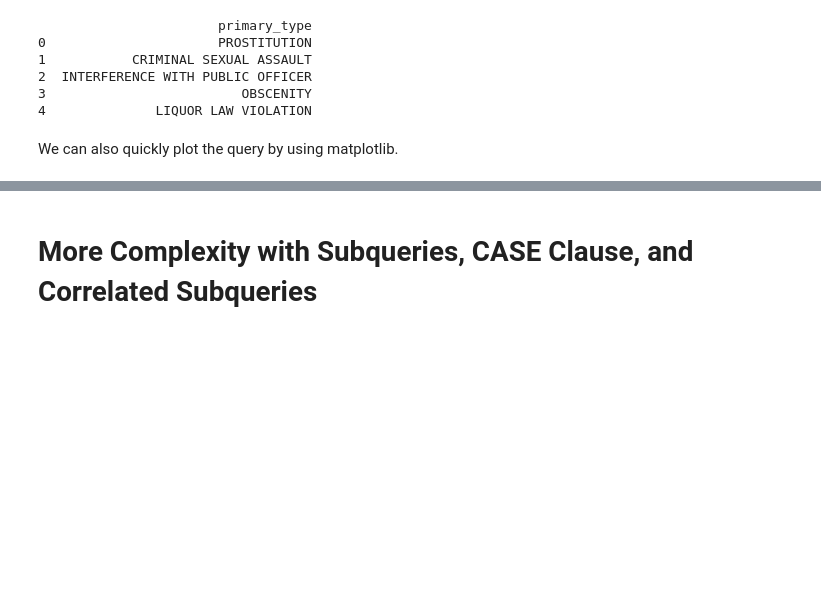
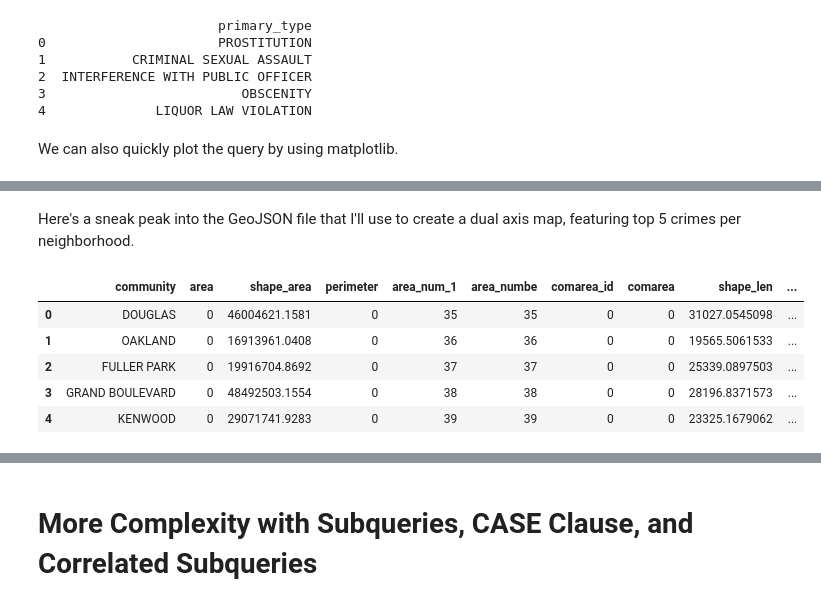
Before and after one commit to akelly66/BigQuery-SQL-Practice, a Jupyter notebook: Kaggle-SQL-BigQuery.ipynb, the cells around one changed output, grey strips where cells are left out. Saved outputs shown, nothing was run; the diff lists cells and outputs as text; code cells hidden in the pictures; blank space fills up the shorter version.

```diff
--- a/Kaggle-SQL-BigQuery.ipynb
+++ b/Kaggle-SQL-BigQuery.ipynb
@@ -213,0 +248,14 @@ plt.title("Uncommon Crimes by Count");
+# %% [markdown]
+Here's a sneak peak into the GeoJSON file that I'll use to create a dual axis map, featuring top 5 crimes per neighborhood.
+# %%
+import geopandas
+geojson_df = geopandas.read_file("Boundaries - Community Areas (current).geojson")
+# %%
+geojson_df.head()
+# %% [output]
+|  | community | area | shape_area | perimeter | area_num_1 | area_numbe | comarea_id | comarea | shape_len | ... |
+| 0 | DOUGLAS | 0 | 46004621.1581 | 0 | 35 | 35 | 0 | 0 | 31027.0545098 | ... |
+| 1 | OAKLAND | 0 | 16913961.0408 | 0 | 36 | 36 | 0 | 0 | 19565.5061533 | ... |
+| 2 | FULLER PARK | 0 | 19916704.8692 | 0 | 37 | 37 | 0 | 0 | 25339.0897503 | ... |
+| 3 | GRAND BOULEVARD | 0 | 48492503.1554 | 0 | 38 | 38 | 0 | 0 | 28196.8371573 | ... |
+| 4 | KENWOOD | 0 | 29071741.9283 | 0 | 39 | 39 | 0 | 0 | 23325.1679062 | ... |
```
Also changed, not shown: parts of 21 cells of this notebook, 3 other files.
